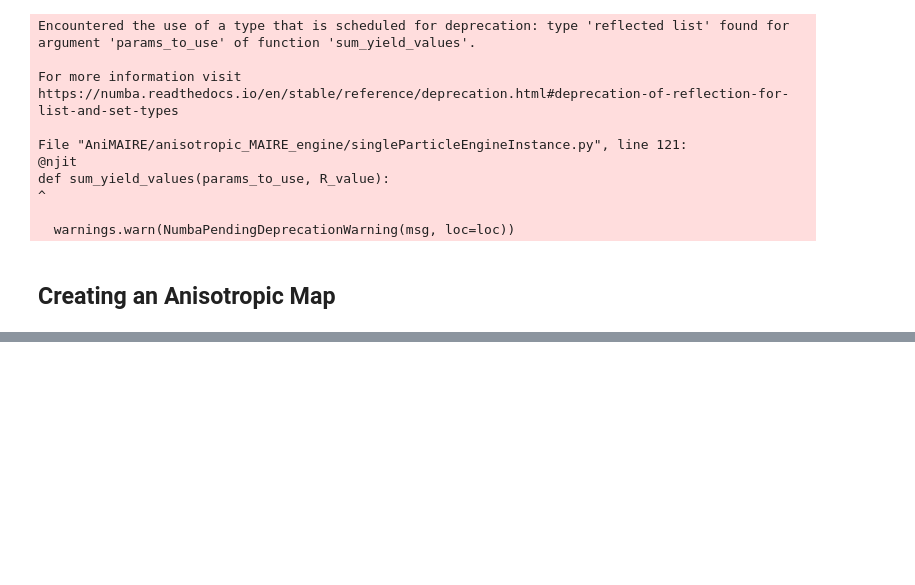
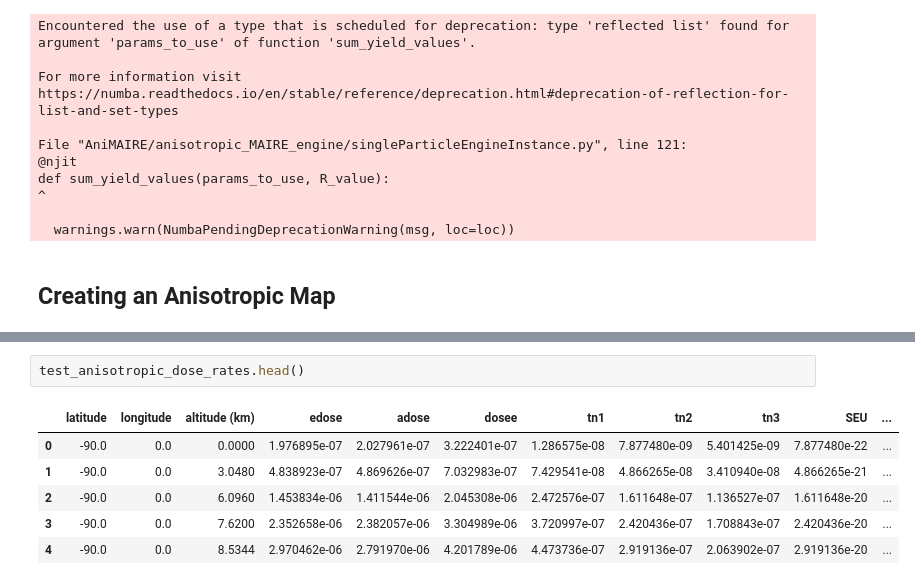
Before and after one commit to ssc-maire/AniMAIRE-public, a Jupyter notebook: AniMAIRE_examples.ipynb, the cells around one changed output, grey strips where cells are left out. Cells and saved outputs as stored; diff of their text form; blank space fills up the shorter version.

```diff
--- a/AniMAIRE_examples.ipynb
+++ b/AniMAIRE_examples.ipynb
@@ -56,0 +48,9 @@ executing.executing.NotOneValueFound: Expected one value, found 0
+# %%
+test_anisotropic_dose_rates.head()
+# %% [output]
+|  | latitude | longitude | altitude (km) | edose | adose | dosee | tn1 | tn2 | tn3 | SEU | ... |
+| 0 | -90.0 | 0.0 | 0.0000 | 1.976895e-07 | 2.027961e-07 | 3.222401e-07 | 1.286575e-08 | 7.877480e-09 | 5.401425e-09 | 7.877480e-22 | ... |
+| 1 | -90.0 | 0.0 | 3.0480 | 4.838923e-07 | 4.869626e-07 | 7.032983e-07 | 7.429541e-08 | 4.866265e-08 | 3.410940e-08 | 4.866265e-21 | ... |
+| 2 | -90.0 | 0.0 | 6.0960 | 1.453834e-06 | 1.411544e-06 | 2.045308e-06 | 2.472576e-07 | 1.611648e-07 | 1.136527e-07 | 1.611648e-20 | ... |
+| 3 | -90.0 | 0.0 | 7.6200 | 2.352658e-06 | 2.382057e-06 | 3.304989e-06 | 3.720997e-07 | 2.420436e-07 | 1.708843e-07 | 2.420436e-20 | ... |
+| 4 | -90.0 | 0.0 | 8.5344 | 2.970462e-06 | 2.791970e-06 | 4.201789e-06 | 4.473736e-07 | 2.919136e-07 | 2.063902e-07 | 2.919136e-20 | ... |
```
Also changed, not shown: parts of 11 cells of this notebook, 4 other files.
